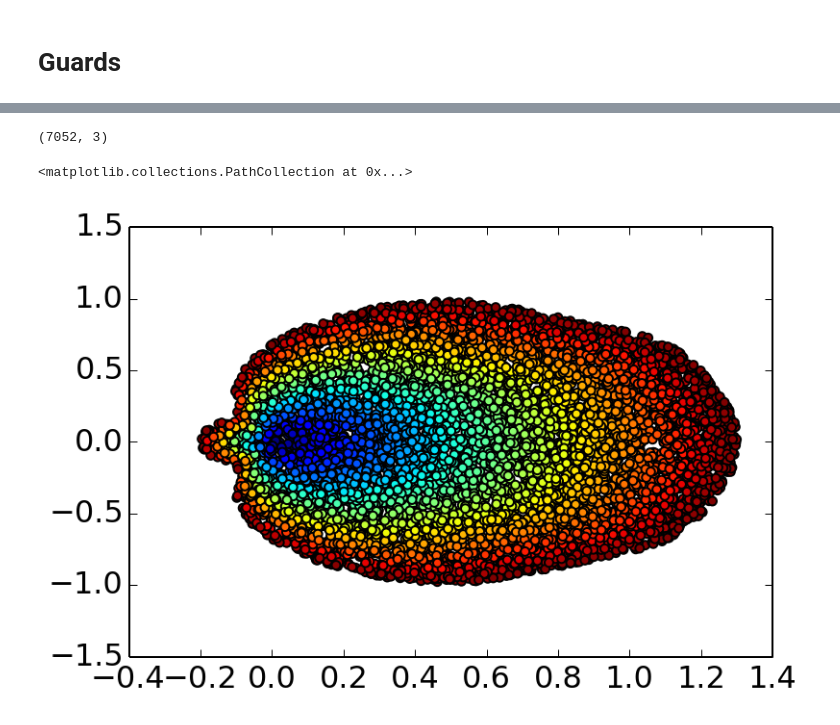
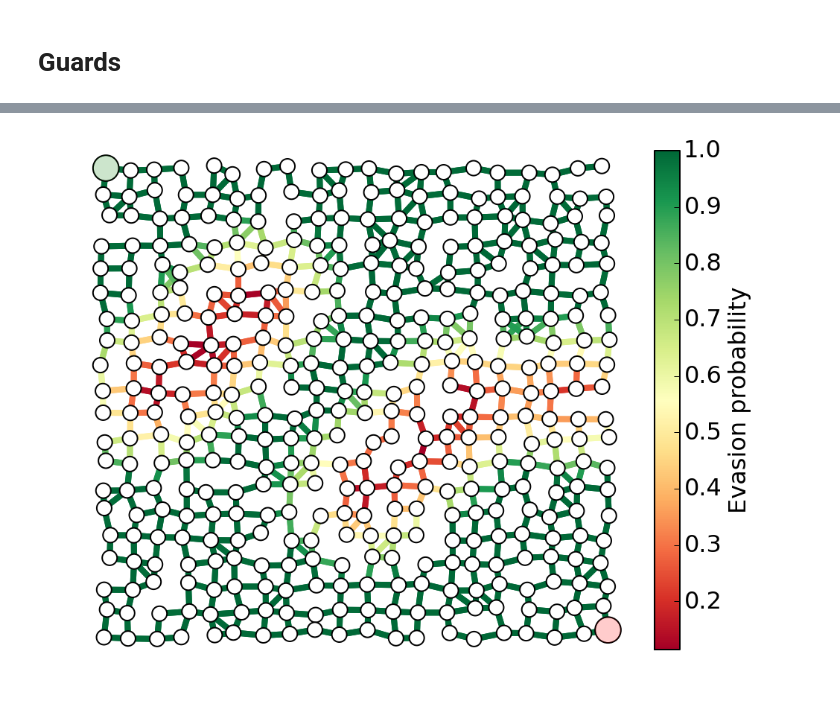
Before and after one commit to ajfriend/cvxpy_examples, a Jupyter notebook: interdiction.ipynb, the cells around one changed output, grey strips where cells are left out. Drawn from its saved outputs; the diff is of its cells as text; code cells hidden in the pictures.

Commit message:
placing some guards now

```diff
--- a/interdiction.ipynb
+++ b/interdiction.ipynb
@@ -514,9 +477,0 @@ def smoothProj(x0, r1, r2, theta):
-# %%
-for i in range(n):
-    xs[i,:] = projCone(xs[i,:],1,np.pi/6)
-
-
-fig = plt.figure(figsize=(5,5))
-ax = fig.add_subplot(111, aspect='equal')
-ax.scatter(xs[:,0],xs[:,1])
-#ax.axis([-2,2,-2,2])
@@ -587,20 +477,0 @@ def viewDist(x):
-# %%
-n = 50000
-xs = np.random.rand(n,2)*4 - 2
-
-cs = []
-for i in range(n):
-    c = viewDist(xs[i,:])
-    if c < 1:
-        cs.append([xs[i,0],xs[i,1],c])
-
-cs = np.array(cs)
-# %%
-cs.shape
-# %% [output]
-(7052, 3)
-# %%
-plt.scatter(cs[:,0],cs[:,1],s=20,c=cs[:,2])
-# %% [output]
-<matplotlib.collections.PathCollection at 0x...>
-[figure, removed]
@@ -606,0 +512,27 @@ plt.scatter(cs[:,0],cs[:,1],s=20,c=cs[:,2])
+# %%
+def evadeProb(x):
+    radius = .2
+    r = np.linalg.norm(x)/radius
+    return min(r+.1,1)
+
+edgeCenters = []
+for e in H.edges():
+    edgeCenters.append((np.array(pos[e[0]]) + np.array(pos[e[1]]))/2)
+
+edgeCenters = np.array(edgeCenters)
+
+edgeVals = np.zeros(m)
+
+guards = [[.1,.5],[.2,.6],[.3,.7],[.7,.5],[.9,.5],[.6,.4],[.5,.3]]
+
+for guardPos in guards:
+    guardPos = np.array(guardPos)
+    for i in range(m):
+        edgeVals[i] += np.log(evadeProb(guardPos-edgeCenters[i,:]))
+
+edgeVals = np.exp(edgeVals)
+
+edgeVals -= np.random.rand(m)*.01
+showPaths(H,pos,edgeVals)
+# %% [output]
+[figure, added]
```
Also changed, not shown: parts of 14 cells of this notebook.
